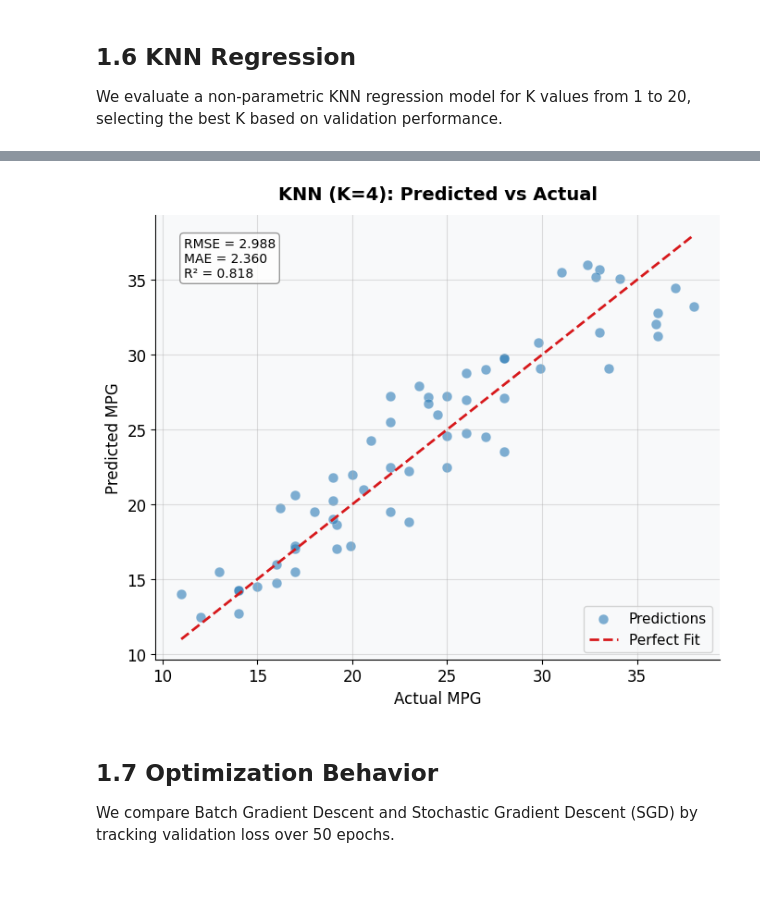
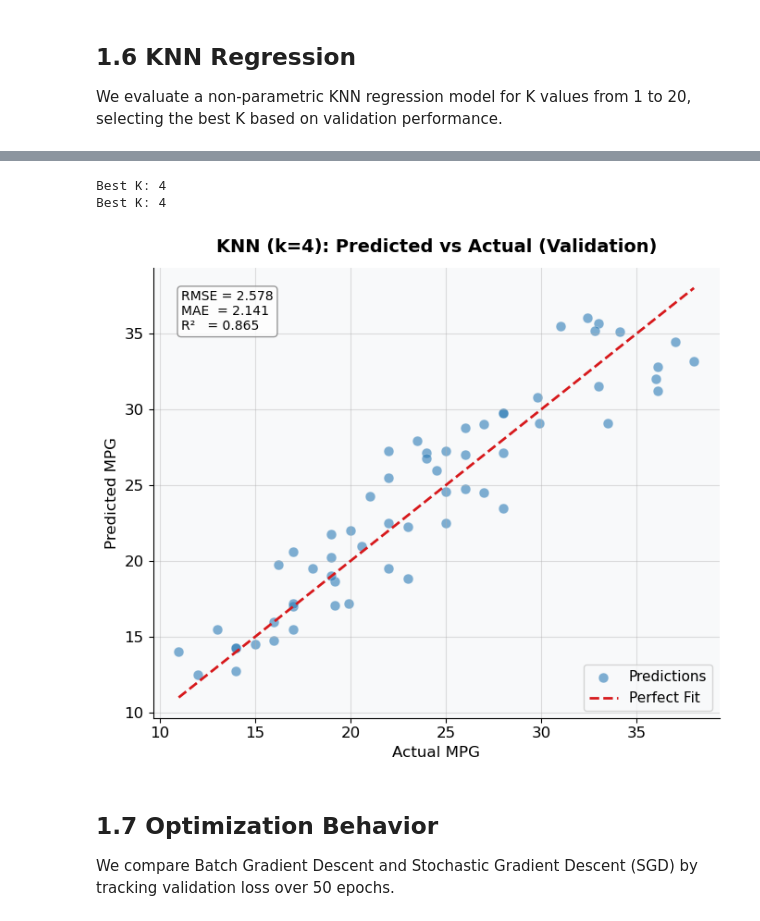
Before and after one commit to Yuvalinnnn/intro-to-ai-project, a Jupyter notebook: Part1_Regression_AutoMPG.ipynb, the cells around one changed output, grey strips where cells are left out. Drawn from its saved outputs; the diff is of its cells as text; code cells hidden in the pictures; blank space fills up the shorter version.

```diff
--- a/Part1_Regression_AutoMPG.ipynb
+++ b/Part1_Regression_AutoMPG.ipynb
@@ -244,39 +251,39 @@ degrees 1–5 to find the best trade-off between underfitting and overfitting.
 from sklearn.preprocessing import PolynomialFeatures
 
 degrees = [1, 2, 3, 4, 5]
-train_errors = []
-val_errors = []
+poly_train_rmse = []
+poly_val_rmse = []
 
 for degree in degrees:
-    # Create polynomial features
     poly = PolynomialFeatures(degree=degree)
     X_train_poly = poly.fit_transform(X_train_scaled)
     X_val_poly = poly.transform(X_val_scaled)
 
-    # Train model
     model = LinearRegression()
     model.fit(X_train_poly, y_train)
 
-    # Calculate errors
     train_rmse = np.sqrt(mean_squared_error(y_train, model.predict(X_train_poly)))
     val_rmse = np.sqrt(mean_squared_error(y_val, model.predict(X_val_poly)))
 
-    train_errors.append(train_rmse)
-    val_errors.append(val_rmse)
+    poly_train_rmse.append(train_rmse)
+    poly_val_rmse.append(val_rmse)
     print(f"Degree {degree} | Train RMSE: {train_rmse:.3f} | Val RMSE: {val_rmse:.3f}")
+
+best_degree = degrees[int(np.argmin(poly_val_rmse))]
+print(f"Selected polynomial degree (by validation): {best_degree}")
 
 # Plot complexity curve
 fig, ax = plt.subplots(figsize=(8, 5))
 
-ax.plot(degrees, train_errors, marker='o', color=MAIN_COLOR,
+ax.plot(degrees, poly_train_rmse, marker='o', color=MAIN_COLOR,
         linewidth=2, markersize=7, label='Train RMSE')
-ax.plot(degrees, val_errors, marker='o', color=SECOND_COLOR,
+ax.plot(degrees, poly_val_rmse, marker='o', color=SECOND_COLOR,
         linewidth=2, markersize=7, label='Validation RMSE')
 
 ax.set_xlabel('Polynomial Degree', fontsize=12)
 ax.set_ylabel('RMSE', fontsize=12)
 ax.set_title('Model Complexity Curve', fontsize=14, fontweight='bold', pad=12)
-ax.axvline(x=2, color='green', linestyle='--', linewidth=1.5, label='Selected Degree (2)')
+ax.axvline(x=best_degree, color='green', linestyle='--', linewidth=1.5, label=f'Selected Degree ({best_degree})')
 ax.legend(fontsize=11)
 
 plt.tight_layout()
@@ -351,31 +303,71 @@ K=20 | Train RMSE: 3.210 | Val RMSE: 2.727
+# %%
+from sklearn.neighbors import KNeighborsRegressor
+
+k_values = range(1, 21)
+knn_train_rmse = []
+knn_val_rmse = []
+
+for k in k_values:
+    knn = KNeighborsRegressor(n_neighbors=k)
+    knn.fit(X_train_scaled, y_train)
+
+    train_pred = knn.predict(X_train_scaled)
+    val_pred = knn.predict(X_val_scaled)
+
+    knn_train_rmse.append(np.sqrt(mean_squared_error(y_train, train_pred)))
+    knn_val_rmse.append(np.sqrt(mean_squared_error(y_val, val_pred)))
+
+best_k = list(k_values)[np.argmin(knn_val_rmse)]
+print(f"Best K: {best_k}")
+
+best_k = list(k_values)[np.argmin(knn_val_rmse)]
+knn_val_rmse_list = knn_val_rmse.copy()  # שמור לפני שיחליפו
+knn_train_rmse_list = knn_train_rmse.copy()
+print(f"Best K: {best_k}")
+# %% [output]
+Best K: 4
+Best K: 4
 # %%
-# Best KNN model with K=4
-best_knn = KNeighborsRegressor(n_neighbors=4)
+from sklearn.neighbors import KNeighborsRegressor
+from sklearn.metrics import mean_squared_error, mean_absolute_error, r2_score
+
+# Train the selected KNN model (selected by validation)
+best_knn = KNeighborsRegressor(n_neighbors=best_k)
 best_knn.fit(X_train_scaled, y_train)
+
+# Predict on validation set
 y_val_pred_knn = best_knn.predict(X_val_scaled)
 
-# Plot Predicted vs Actual
+# Metrics (validation)
+knn_rmse = np.sqrt(mean_squared_error(y_val, y_val_pred_knn))
+knn_mae = mean_absolute_error(y_val, y_val_pred_knn)
+knn_r2 = r2_score(y_val, y_val_pred_knn)
+
+# Plot Predicted vs Actual (Validation)
 fig, ax = plt.subplots(figsize=(7, 6))
 
 ax.scatter(y_val, y_val_pred_knn, alpha=0.6, color=MAIN_COLOR,
            edgecolors='white', linewidth=0.3, s=60, label='Predictions')
-ax.plot([y_val.min(), y_val.max()], [y_val.min(), y_val.max()],
+
+min_v = min(y_val.min(), y_val_pred_knn.min())
+max_v = max(y_val.max(), y_val_pred_knn.max())
+ax.plot([min_v, max_v], [min_v, max_v],
         color=SECOND_COLOR, linestyle='--', linewidth=2, label='Perfect Fit')
 
 ax.set_xlabel('Actual MPG', fontsize=12)
 ax.set_ylabel('Predicted MPG', fontsize=12)
-ax.set_title('KNN (K=4): Predicted vs Actual', fontsize=14, fontweight='bold', pad=12)
+ax.set_title(f'KNN (k={best_k}): Predicted vs Actual (Validation)', fontsize=14, fontweight='bold', pad=12)
 ax.legend(fontsize=11)
 
-ttextstr = f'RMSE = {knn_rmse:.3f}\nMAE = {knn_mae:.3f}\nR² = {knn_r2:.3f}'
+textstr = f'RMSE = {knn_rmse:.3f}\nMAE  = {knn_mae:.3f}\nR²   = {knn_r2:.3f}'
 ax.text(0.05, 0.95, textstr, transform=ax.transAxes, fontsize=10,
         verticalalignment='top',
         bbox=dict(boxstyle='round', facecolor='white', alpha=0.8, edgecolor='gray'))
 
 plt.tight_layout()
 plt.show()
 # %% [output]
-[figure, old version]
+[figure, new version]
 # %% [markdown]
 ## 1.7 Optimization Behavior
 We compare Batch Gradient Descent and Stochastic Gradient Descent (SGD)
```
Also changed, not shown: parts of 10 cells of this notebook, 5 other files.
